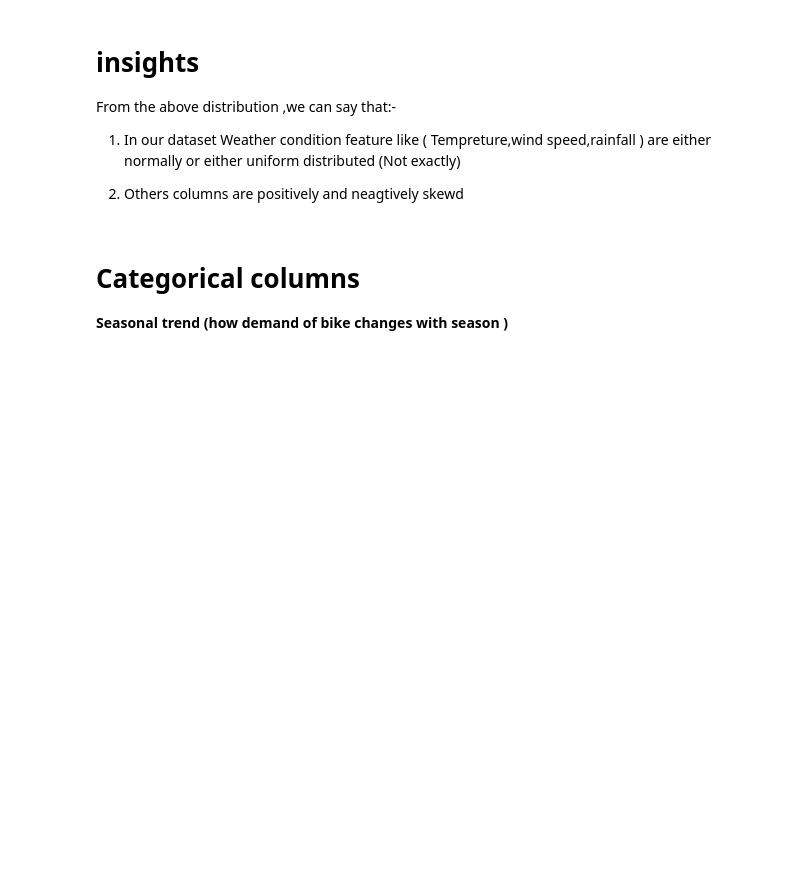
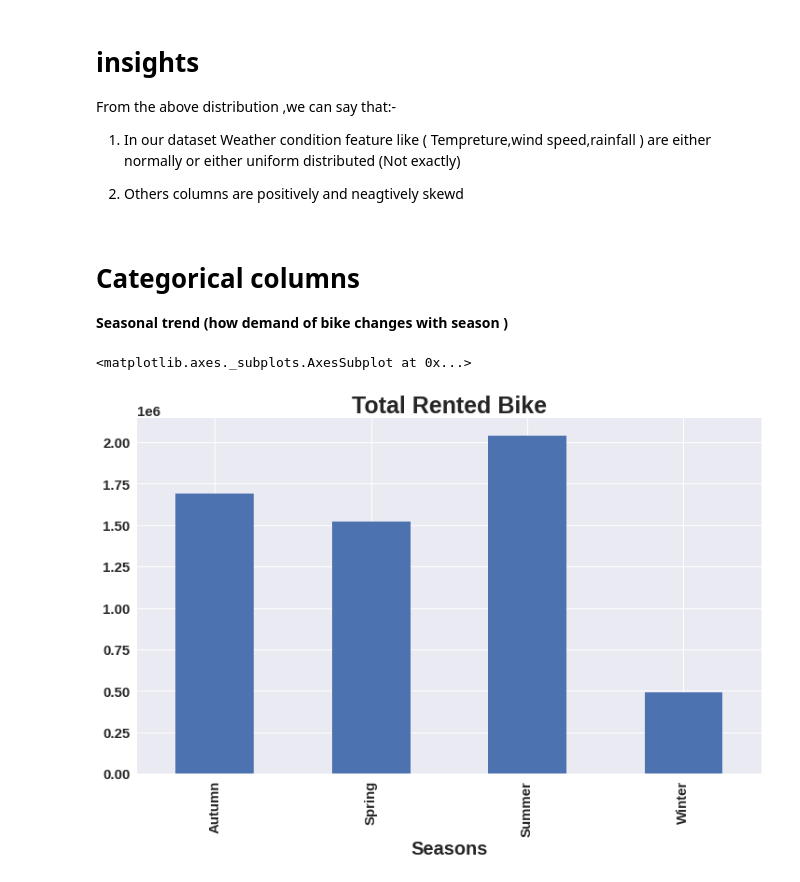
Before and after one commit to nehal35/Bike-sharing-demand-prediction, a Jupyter notebook: Bike_Sharing_Demand_Prediction_Capstone_Project.ipynb, the cells around one changed output. Cells and saved outputs as stored; diff of their text form; code cells hidden in the pictures; blank space fills up the shorter version.

```diff
--- a/Bike_Sharing_Demand_Prediction_Capstone_Project.ipynb
+++ b/Bike_Sharing_Demand_Prediction_Capstone_Project.ipynb
@@ -338,3 +338,11 @@ From the above distribution ,we can say that:-
 # %% [markdown]
 # **Categorical columns**
 **Seasonal trend (how demand of bike changes with season )**
+# %%
+# creating plot
+plt.figure(figsize=(12,7))
+plt.title("Total Rented Bike")
+bike_df_copy.groupby('Seasons')['Rented Bike Count'].sum().plot.bar()
+# %% [output]
+<matplotlib.axes._subplots.AxesSubplot at 0x...>
+[figure, added]
```
Also changed, not shown: parts of 66 cells of this notebook.
